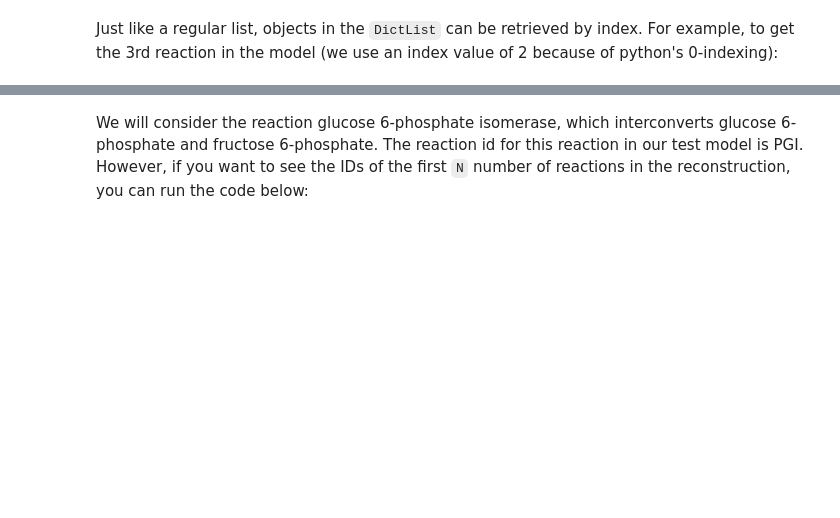
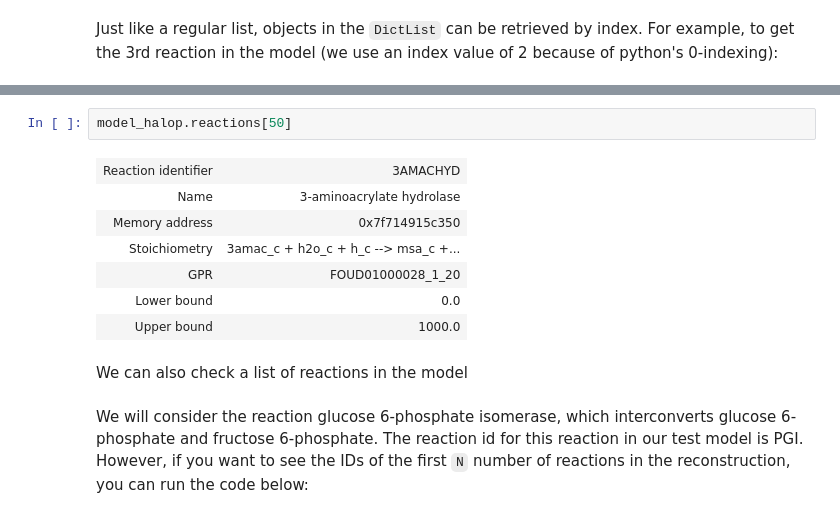
Before and after one commit to zimmermann-kogadeeva-group/Practical_Metabolic_modelling, a Jupyter notebook: Scripts/notebooks/1_fba.ipynb, the cells around one changed output, grey strips where cells are left out. Drawn from its saved outputs; the diff is of its cells as text; blank space fills up the shorter version.

```diff
--- a/Scripts/notebooks/1_fba.ipynb
+++ b/Scripts/notebooks/1_fba.ipynb
@@ -70,3 +72,15 @@ For the moment, we can focus on the reactions of our model.
+# %%
+model_halop.reactions[50]
+# %% [output]
+| Reaction identifier | 3AMACHYD |
+| Name | 3-aminoacrylate hydrolase |
+| Memory address | 0x7f714915c350 |
+| Stoichiometry | 3amac_c + h2o_c + h_c --> msa_c +... |
+| GPR | FOUD01000028_1_20 |
+| Lower bound | 0.0 |
+| Upper bound | 1000.0 |
+# %% [markdown]
+We can also check a list of reactions in the model
 # %% [markdown]
 We will consider the reaction glucose 6-phosphate isomerase, which interconverts glucose 6-phosphate and fructose 6-phosphate. The reaction id for this reaction in our test model is PGI. However, if you want to see the IDs of the first `N` number of reactions in the reconstruction, you can run the code below:
 # %%
```
Also changed, not shown: parts of 81 cells of this notebook, 1 other file.
